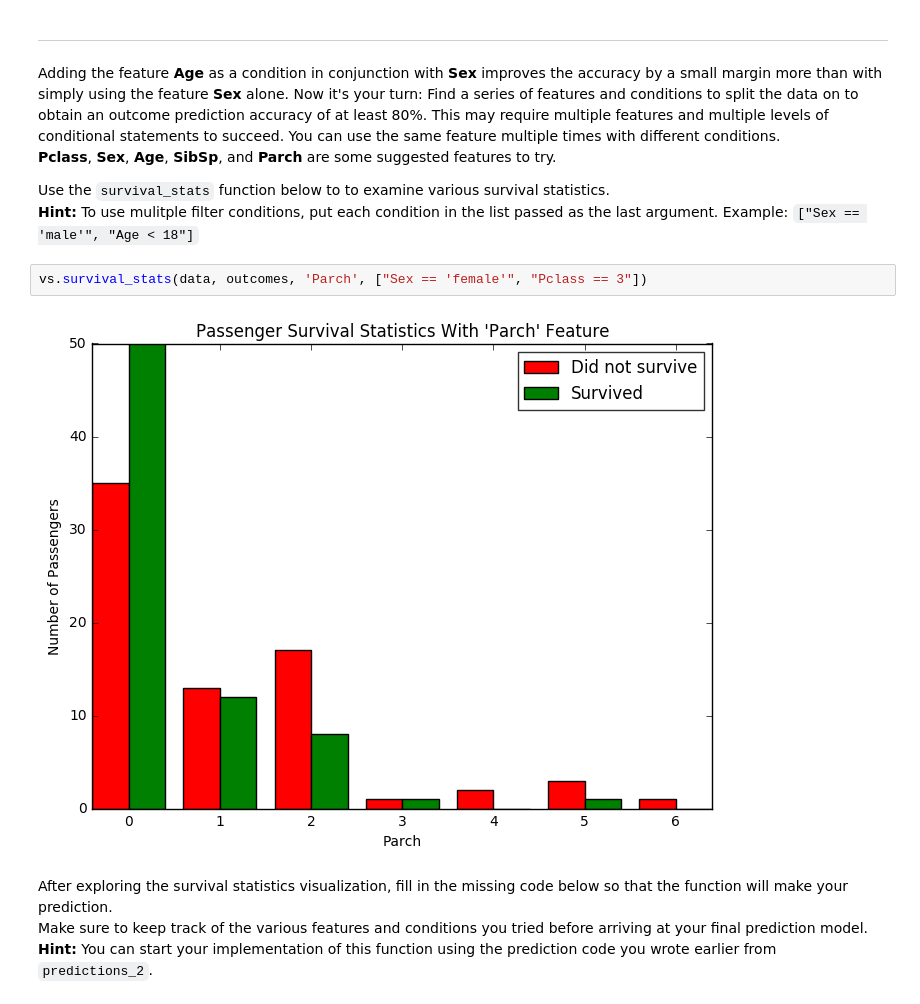
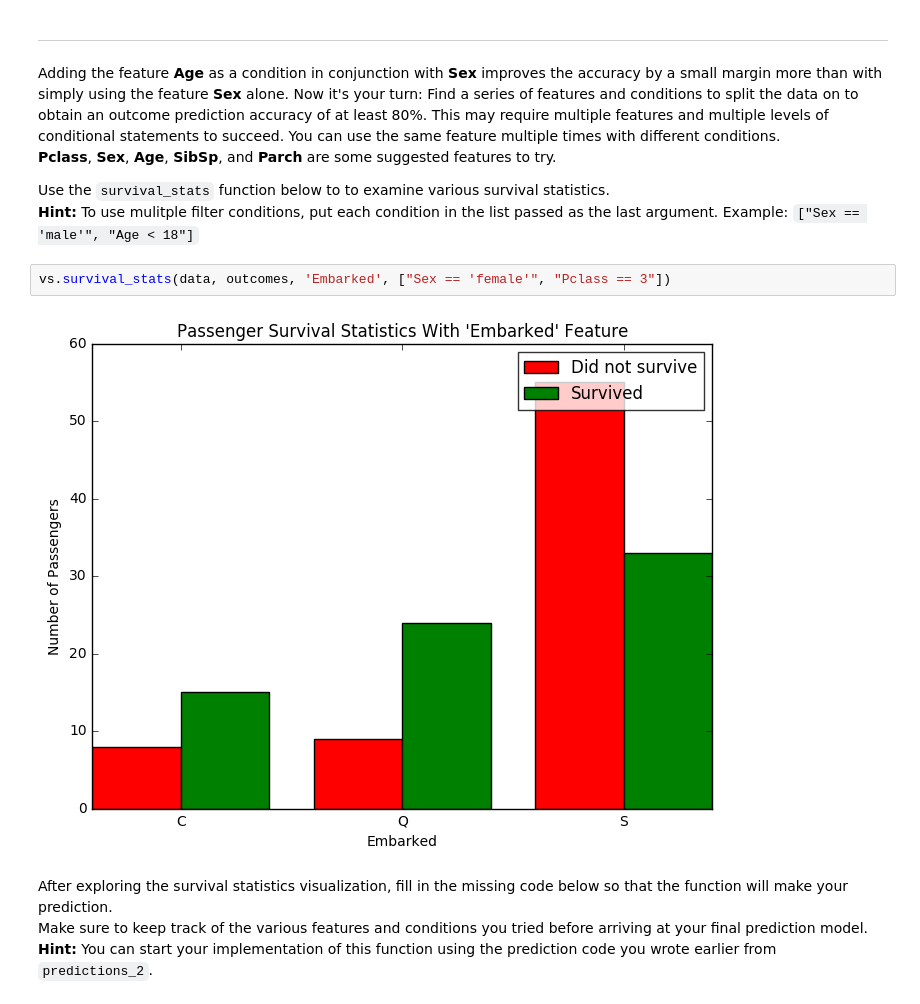
Before and after one commit to liwenjun1988/mlnd, a Jupyter notebook: titanic_survival_exploration.ipynb, the cells around one changed output. Cells and saved outputs as stored; diff of their text form.

Commit message:
titanic survival exploration resubmission

```diff
--- a/titanic_survival_exploration.ipynb
+++ b/titanic_survival_exploration.ipynb
@@ -233,9 +233,9 @@ Adding the feature **Age** as a condition in conjunction with **Sex** improves t
 Use the `survival_stats` function below to to examine various survival statistics.
 **Hint:** To use mulitple filter conditions, put each condition in the list passed as the last argument. Example: `["Sex == 'male'", "Age < 18"]`
 # %%
-vs.survival_stats(data, outcomes, 'Parch', ["Sex == 'female'", "Pclass == 3"])
+vs.survival_stats(data, outcomes, 'Embarked', ["Sex == 'female'", "Pclass == 3"])
 # %% [output]
-[figure, old version]
+[figure, new version]
 # %% [markdown]
 After exploring the survival statistics visualization, fill in the missing code below so that the function will make your prediction.
 Make sure to keep track of the various features and conditions you tried before arriving at your final prediction model.
```
Also changed, not shown: parts of 6 cells of this notebook, 1 other file.
